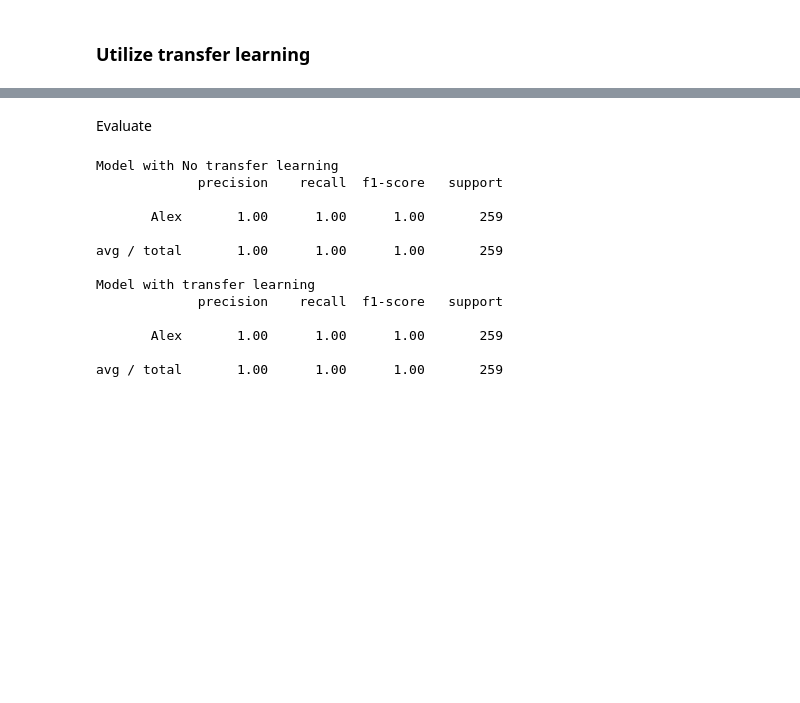
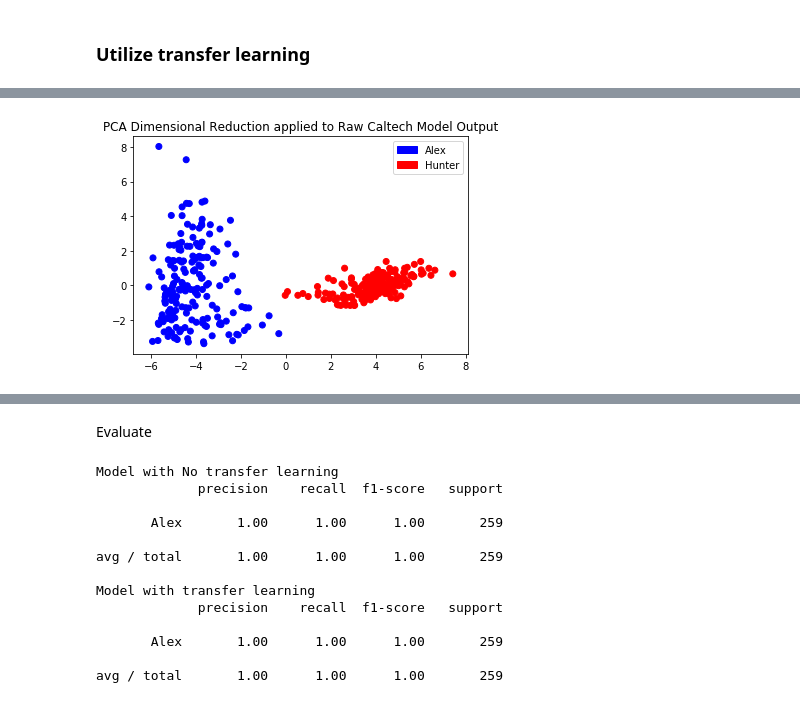
Before and after one commit to Gnosky/Data401Project4, a Jupyter notebook: AlexHunterNet-Raw-3-Channel.ipynb, the cells around one changed output, grey strips where cells are left out. Drawn from its saved outputs; the diff is of its cells as text; code cells hidden in the pictures; blank space fills up the shorter version.

```diff
--- a/AlexHunterNet-Raw-3-Channel.ipynb
+++ b/AlexHunterNet-Raw-3-Channel.ipynb
@@ -48,11 +49,3 @@ Use ``imageio.imread`` instead.
   # Remove the CWD from sys.path while we load stuff.
 # %% [markdown]
 #### Massage Data
-# %%
-# Take out alpha component of image
-imgs = [img[:,:,[0,1,2]] for img in imgs]
-
-labels = np.array([[1,0] if label is 'Hunter' else [0,1] for label in labels])
-
-x_train, x_test, y_train, y_test = train_test_split(imgs, labels, test_size=.7,
-                                                    stratify=labels)
@@ -129,2 +158,7 @@ Epoch 5/5
 # %% [markdown]
 ### Utilize transfer learning
+# %%
+filepath = "caltech_101_raw_3_channel_bigger_conv.h5"
+model = load_model(filepath)
+
+model.summary()
@@ -130,0 +183,3 @@ Epoch 5/5
+# %%
+for i in range(4):
+    model.pop()
@@ -131 +231,22 @@ Epoch 5/5
+# %%
+trans_imgs = model.predict(imgs)
+
+trans_imgs = trans_imgs.reshape(369,-1)
+
+from sklearn.decomposition import PCA
+pca = PCA(n_components=2)
+pca_trans_imgs = pca.fit_transform(trans_imgs)
+
+import matplotlib.patches as mpatches
+alex = mpatches.Patch(color='blue', label='Alex')
+hunter = mpatches.Patch(color='red', label='Hunter')
+
+a = plt.scatter(pca_trans_imgs[:,0],pca_trans_imgs[:,1],
+            c=['red' if label=='Hunter' else 'blue' for label in labels])
+
+plt.legend(handles=[alex,hunter])
+plt.title('PCA Dimensional Reduction applied to Raw Caltech Model Output')
+plt.savefig('Caltech_dimension_reduction')
+# %% [output]
+[figure, added]
 # %%
```
Also changed, not shown: parts of 18 cells of this notebook, 1 other file.
